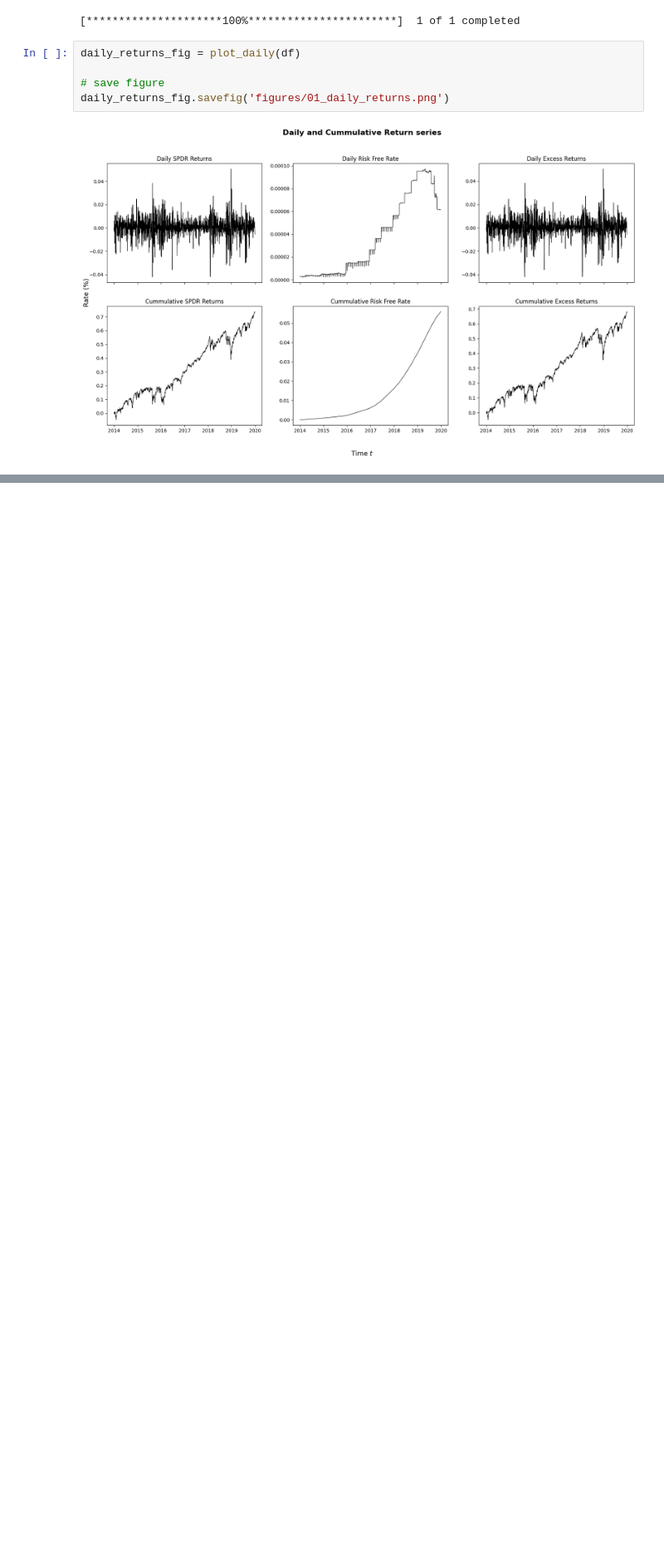
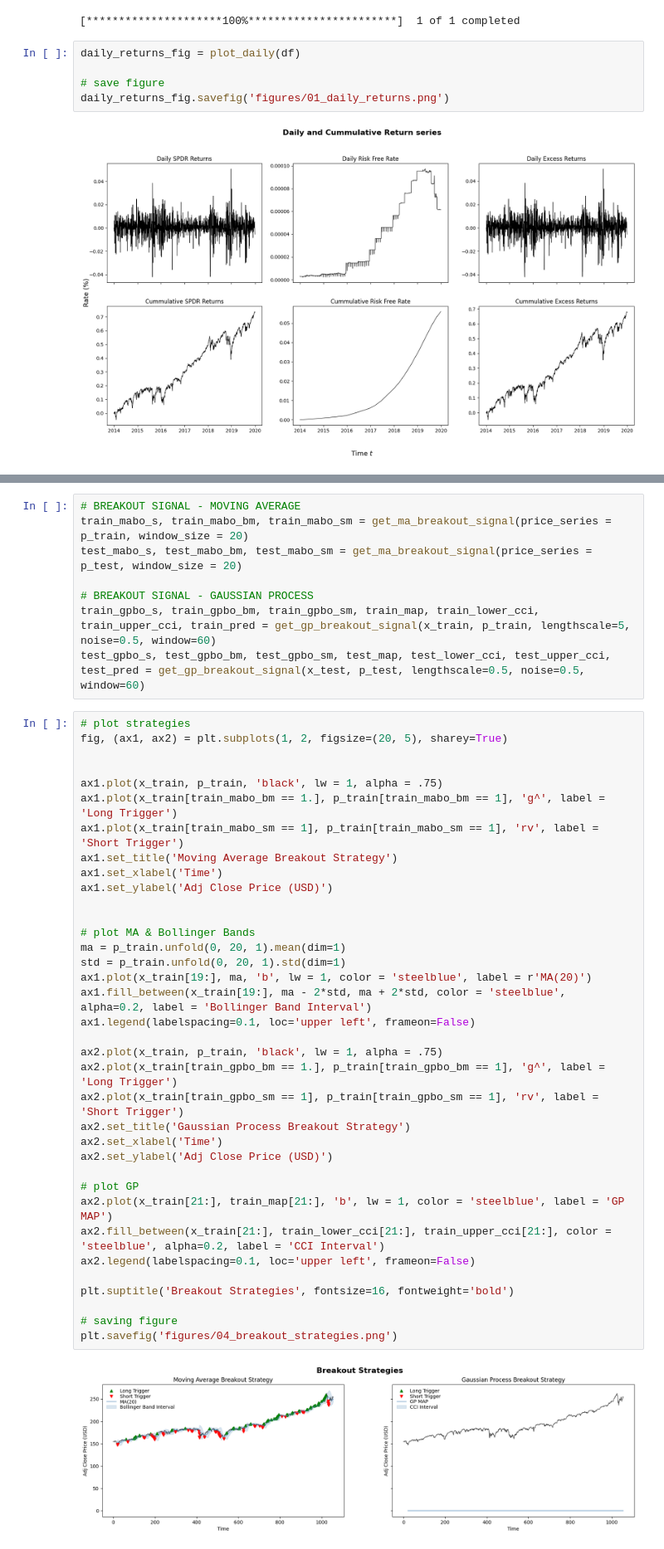
Before and after one commit to maxnorman569/comp0051_algorithmic_trading, a Jupyter notebook: coursework-two/06_coursework.ipynb, the cells around one changed output, grey strips where cells are left out. Shown at 83% size. Drawn from its saved outputs; the diff is of its cells as text; blank space fills up the shorter version.

```diff
--- a/coursework-two/06_coursework.ipynb
+++ b/coursework-two/06_coursework.ipynb
@@ -40,0 +292,46 @@ Text(0.09, 0.5, 'Rate (%)')
+# %%
+# BREAKOUT SIGNAL - MOVING AVERAGE
+train_mabo_s, train_mabo_bm, train_mabo_sm = get_ma_breakout_signal(price_series = p_train, window_size = 20)
+test_mabo_s, test_mabo_bm, test_mabo_sm = get_ma_breakout_signal(price_series = p_test, window_size = 20)
+
+# BREAKOUT SIGNAL - GAUSSIAN PROCESS
+train_gpbo_s, train_gpbo_bm, train_gpbo_sm, train_map, train_lower_cci, train_upper_cci, train_pred = get_gp_breakout_signal(x_train, p_train, lengthscale=5, noise=0.5, window=60)
+test_gpbo_s, test_gpbo_bm, test_gpbo_sm, test_map, test_lower_cci, test_upper_cci, test_pred = get_gp_breakout_signal(x_test, p_test, lengthscale=0.5, noise=0.5, window=60)
+# %%
+# plot strategies
+fig, (ax1, ax2) = plt.subplots(1, 2, figsize=(20, 5), sharey=True)
+
+
+ax1.plot(x_train, p_train, 'black', lw = 1, alpha = .75)
+ax1.plot(x_train[train_mabo_bm == 1.], p_train[train_mabo_bm == 1], 'g^', label = 'Long Trigger')
+ax1.plot(x_train[train_mabo_sm == 1], p_train[train_mabo_sm == 1], 'rv', label = 'Short Trigger')
+ax1.set_title('Moving Average Breakout Strategy')
+ax1.set_xlabel('Time')
+ax1.set_ylabel('Adj Close Price (USD)')
+
+
+# plot MA & Bollinger Bands
+ma = p_train.unfold(0, 20, 1).mean(dim=1)
+std = p_train.unfold(0, 20, 1).std(dim=1)
+ax1.plot(x_train[19:], ma, 'b', lw = 1, color = 'steelblue', label = r'MA(20)')
+ax1.fill_between(x_train[19:], ma - 2*std, ma + 2*std, color = 'steelblue', alpha=0.2, label = 'Bollinger Band Interval')
+ax1.legend(labelspacing=0.1, loc='upper left', frameon=False)
+
+ax2.plot(x_train, p_train, 'black', lw = 1, alpha = .75)
+ax2.plot(x_train[train_gpbo_bm == 1.], p_train[train_gpbo_bm == 1], 'g^', label = 'Long Trigger')
+ax2.plot(x_train[train_gpbo_sm == 1], p_train[train_gpbo_sm == 1], 'rv', label = 'Short Trigger')
+ax2.set_title('Gaussian Process Breakout Strategy')
+ax2.set_xlabel('Time')
+ax2.set_ylabel('Adj Close Price (USD)')
+
+# plot GP
+ax2.plot(x_train[21:], train_map[21:], 'b', lw = 1, color = 'steelblue', label = 'GP MAP')
+ax2.fill_between(x_train[21:], train_lower_cci[21:], train_upper_cci[21:], color = 'steelblue', alpha=0.2, label = 'CCI Interval')
+ax2.legend(labelspacing=0.1, loc='upper left', frameon=False)
+
+plt.suptitle('Breakout Strategies', fontsize=16, fontweight='bold')
+
+# saving figure
+plt.savefig('figures/04_breakout_strategies.png')
+# %% [output]
+[figure, added]
```
Also changed, not shown: parts of 25 cells of this notebook, 36 other files.
